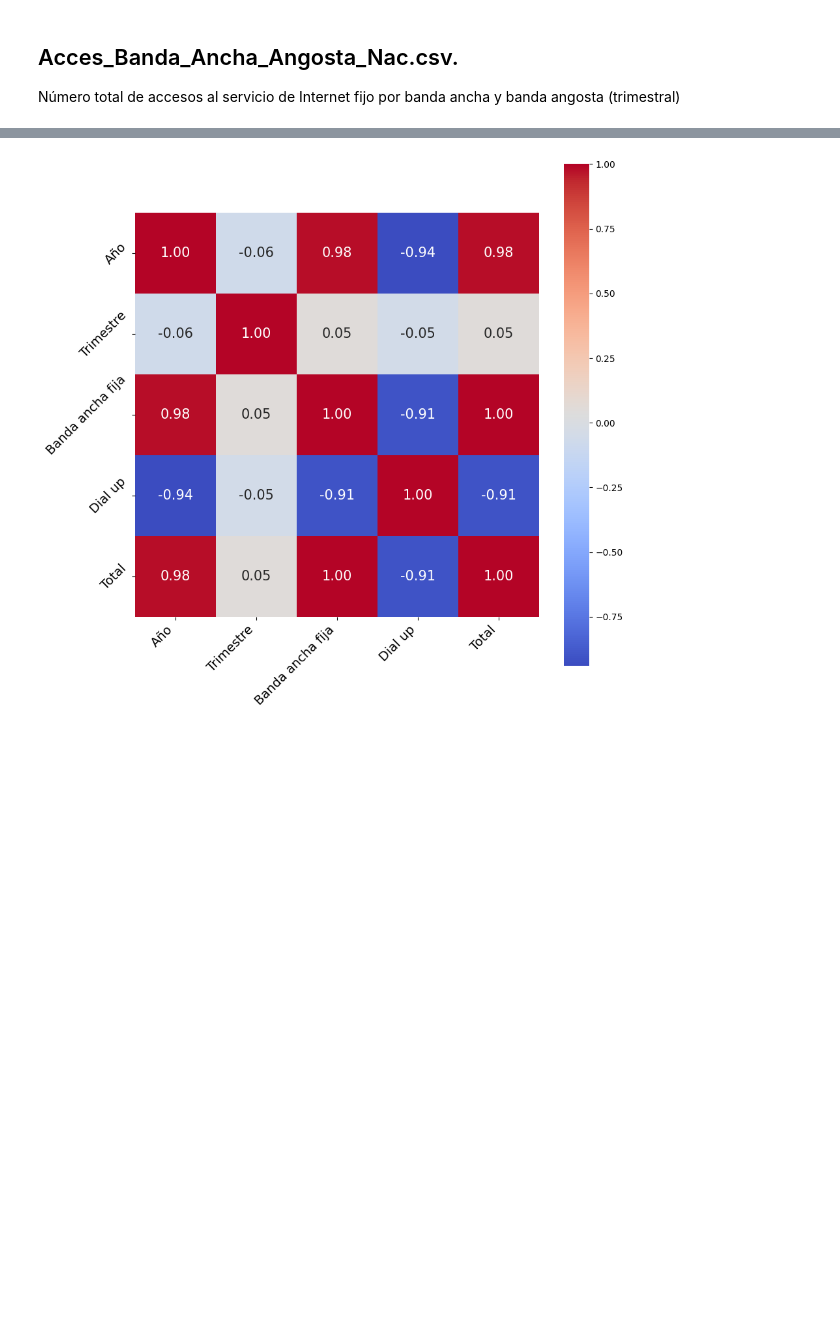
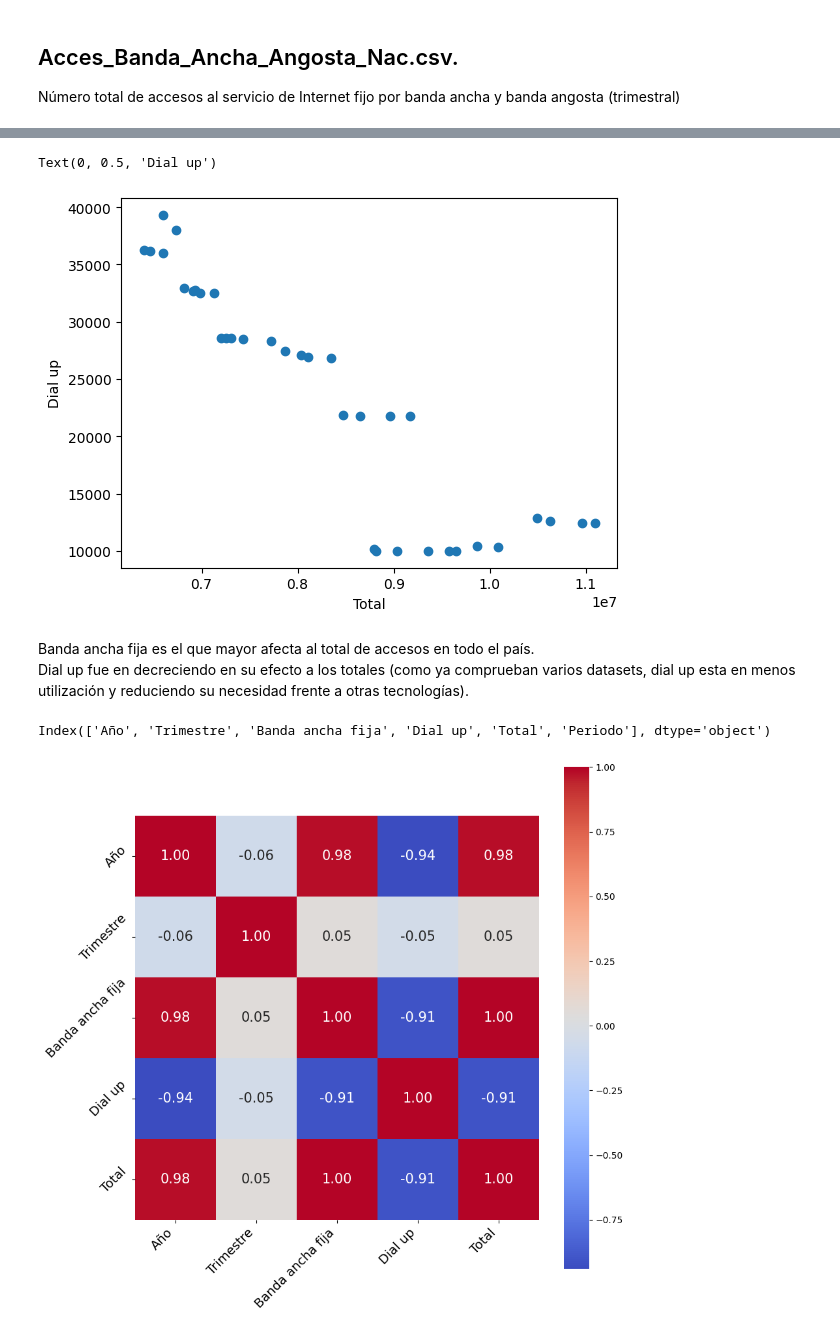
Before and after one commit to A-Lasso/Proyecto_Individual2, a Jupyter notebook: EDA.ipynb, the cells around one changed output, grey strips where cells are left out. Drawn from its saved outputs; the diff is of its cells as text; code cells hidden in the pictures; blank space fills up the shorter version.

```diff
--- a/EDA.ipynb
+++ b/EDA.ipynb
@@ -189,3 +178,17 @@ Acces_Banda_Ancha_Angosta_Nac=pd.read_csv("csv_api\Acces_Banda_Ancha_Angosta_Nac
+# %%
+plt.scatter(Acces_Banda_Ancha_Angosta_Nac['Total'], Acces_Banda_Ancha_Angosta_Nac['Dial up'])
+plt.xlabel("Total")
+plt.ylabel('Dial up')
+# %% [output]
+Text(0, 0.5, 'Dial up')
+[figure, added]
+# %% [markdown]
+Banda ancha fija es el que mayor afecta al total de accesos en todo el país.<br>
+Dial up fue en decreciendo en su efecto a los totales (como ya comprueban varios datasets, dial up esta en menos utilización y reduciendo su necesidad frente a otras tecnologías).
+# %%
+Acces_Banda_Ancha_Angosta_Nac.columns
+# %% [output]
+Index(['Año', 'Trimestre', 'Banda ancha fija', 'Dial up', 'Total', 'Periodo'], dtype='object')
 # %%
 
 corr2 = Acces_Banda_Ancha_Angosta_Nac.corr()
```
Also changed, not shown: parts of 3 cells of this notebook, 8 other files.
